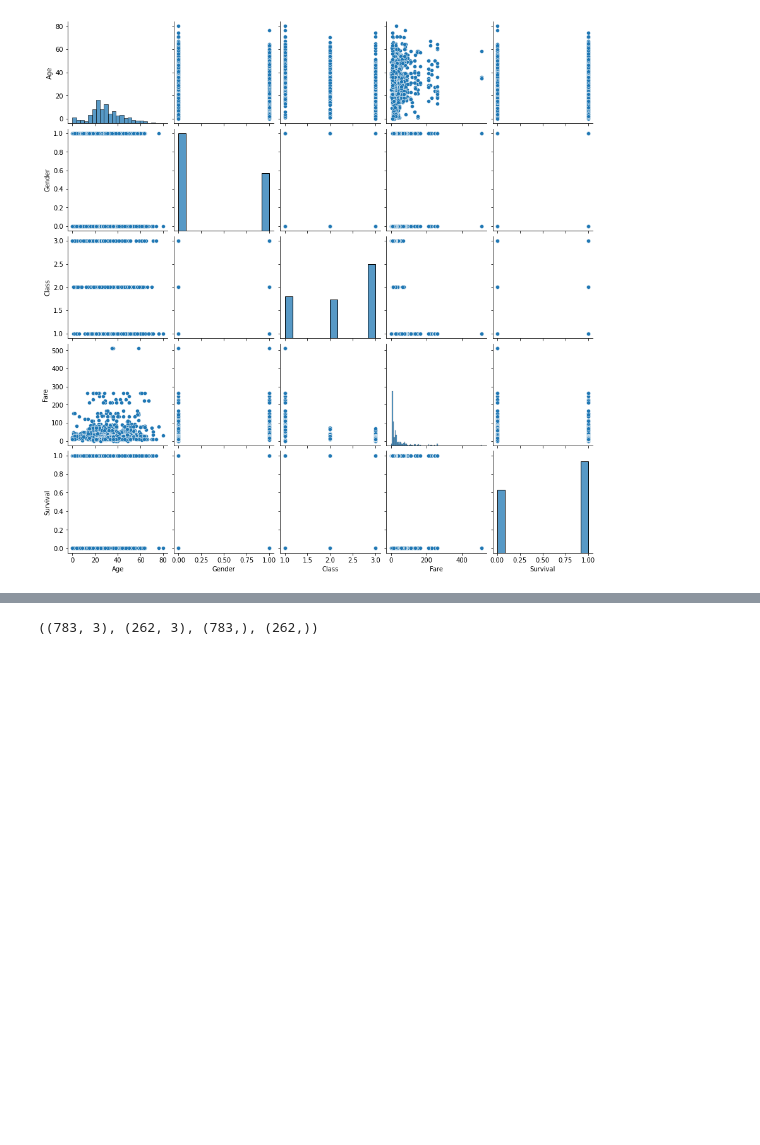
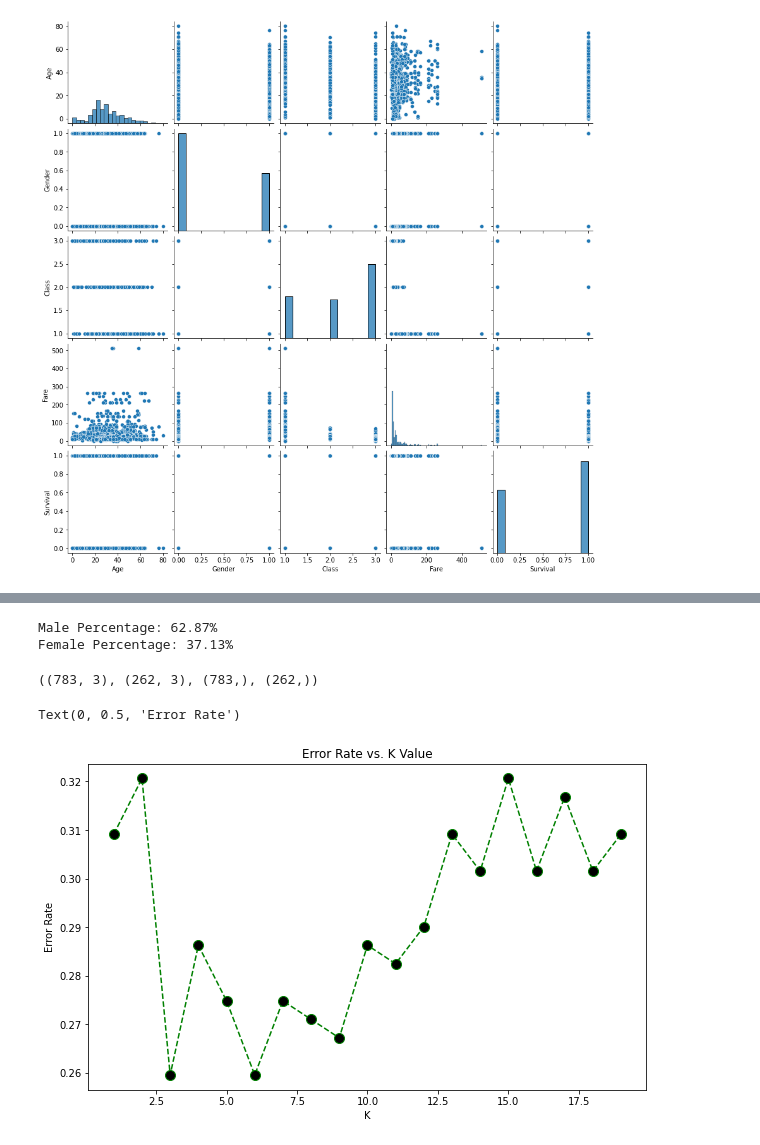
Before and after one commit to ckavana/ITCS-3162-Final-project---group-12, a Jupyter notebook: Final_Project_Notebook.ipynb, the cells around one changed output, grey strips where cells are left out. Cells and saved outputs as stored; diff of their text form; code cells hidden in the pictures; blank space fills up the shorter version.

```diff
--- a/Final_Project_Notebook.ipynb
+++ b/Final_Project_Notebook.ipynb
@@ -142 +157,9 @@ HI
+# %%
+countFemales = len(df[df.Gender == 1])
+countMales = len(df[df.Gender == 0])
+print("Male Percentage: {:.2f}%".format((countMales / (len(df.Gender))*100)))
+print("Female Percentage: {:.2f}%".format((countFemales / (len(df.Gender))*100)))
+# %% [output]
+Male Percentage: 62.87%
+Female Percentage: 37.13%
 # %%
@@ -146,4 +169,26 @@ x_train, x_test, y_train, y_test = train_test_split(X, y, test_size=0.25)
 x_train.shape, x_test.shape, y_train.shape, y_test.shape
 # %% [output]
 ((783, 3), (262, 3), (783,), (262,))
+# %%
+error_rate = []
+for i in range(1,20):
+
+    knn = KNeighborsClassifier(n_neighbors=i)
+    knn.fit(x_train,y_train)
+    pred_i = knn.predict(x_test)
+    error_rate.append(np.mean(pred_i != y_test))
+
+plt.figure(figsize=(10,6))
+plt.plot(range(1,20),
+         error_rate,color = 'green',
+         linestyle='dashed',
+         marker='o',
+         markerfacecolor='black',
+         markersize=10)
+plt.title('Error Rate vs. K Value')
+plt.xlabel('K')
+plt.ylabel('Error Rate')
+# %% [output]
+Text(0, 0.5, 'Error Rate')
+[figure, added]
 # %%
```
Also changed, not shown: parts of 6 cells of this notebook.
